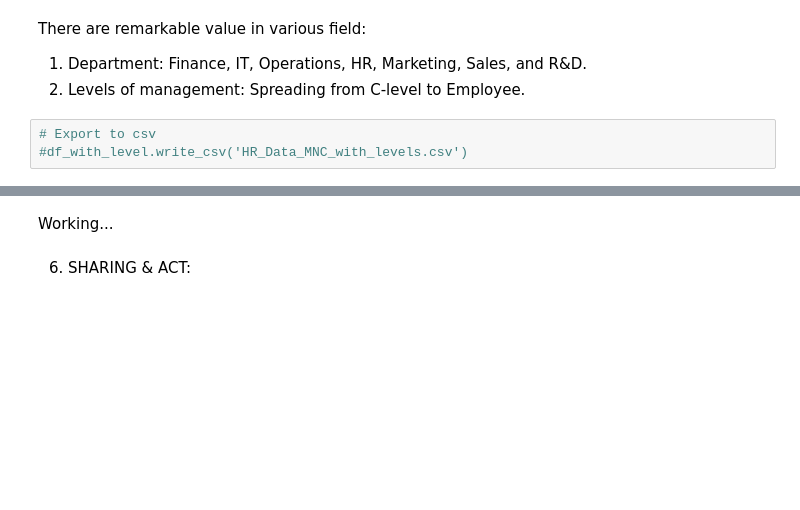
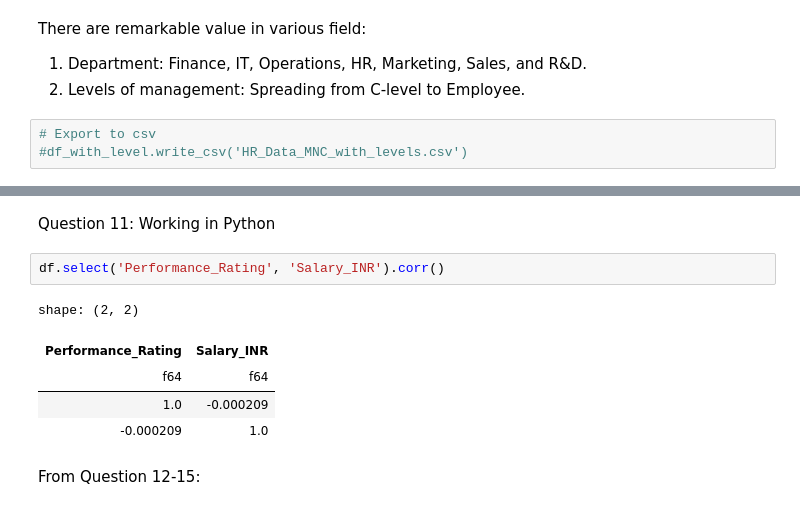
Before and after one commit to LeonTran29/HR-Data_MNC, a Jupyter notebook: Process.ipynb, the cells around one changed output, grey strips where cells are left out. Cells and saved outputs as stored; diff of their text form; blank space fills up the shorter version.

Commit message:
Kaggle Notebook | HR_Data_MNC_Python&Tableau_Working | Version 6

```diff
--- a/Process.ipynb
+++ b/Process.ipynb
@@ -289,6 +292,14 @@ There are remarkable value in various field:
 # %% [output]
 [interactive output not drawn]
-# %% [markdown]
-Working...
-# %% [markdown]
-6. SHARING & ACT:
+# %% [markdown]
+Question 11: Working in Python
+# %%
+df.select('Performance_Rating', 'Salary_INR').corr()
+# %% [output]
+shape: (2, 2)
+| Performance_Rating | Salary_INR |
+| f64 | f64 |
+| 1.0 | -0.000209 |
+| -0.000209 | 1.0 |
+# %% [markdown]
+From Question 12-15:
```
Also changed, not shown: parts of 6 cells of this notebook.
